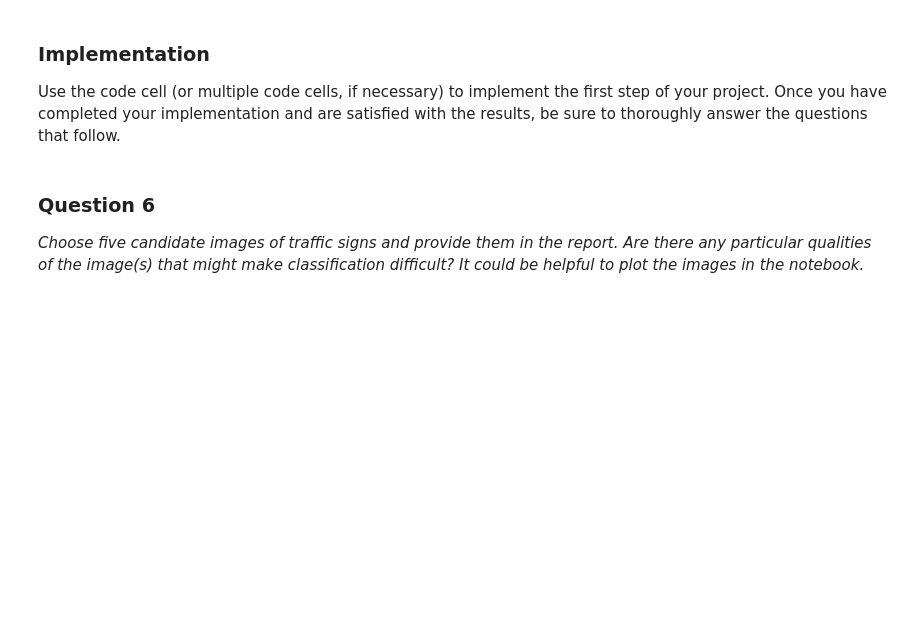
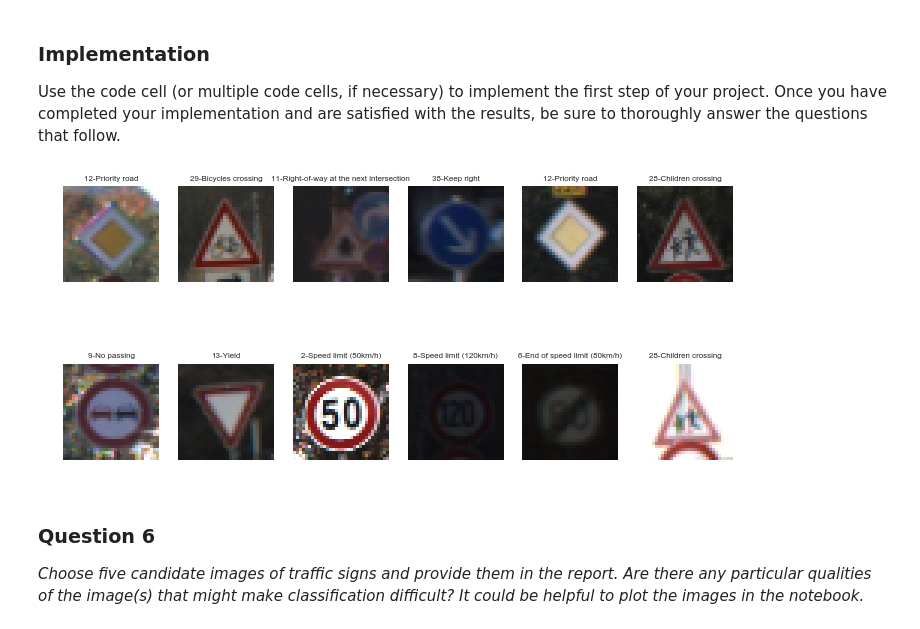
Before and after one commit to johannesdeselaers/CarND-Traffic-Sign-Classifier-Project, a Jupyter notebook: Traffic_Sign_Classifier.ipynb, the cells around one changed output. Saved outputs shown, nothing was run; the diff lists cells and outputs as text; code cells hidden in the pictures; blank space fills up the shorter version.

```diff
--- a/Traffic_Sign_Classifier.ipynb
+++ b/Traffic_Sign_Classifier.ipynb
@@ -200,9 +201,8 @@ _Describe how you preprocessed the data. Why did you choose that technique?_
 # TODO: generate additional data
 # %%
 from sklearn.model_selection import train_test_split
-test_fraction = .99 # shoudl be .3
-X_train, X_validation, y_train, y_validation = train_test_split(X_train_original, y_train_original, test_size=test_fraction)
-X_validation = preprocess(X_validation)
+test_fraction = .2
+X_train, X_validation, y_train, y_validation = train_test_split(X_train, y_train, test_size=test_fraction)
 # %% [markdown]
 ### Question 2
 
@@ -484,6 +442,16 @@ Use the code cell (or multiple code cells, if necessary) to implement the first
 # %%
 ### Load the images and plot them here.
 ### Feel free to use as many code cells as needed.
+# %%
+numImages = min(len(X_validation),80)
+selection = np.random.choice(X_validation.shape[0], numImages, replace=False)
+
+X_new = X_validation[selection]
+y_new = y_validation[selection]
+
+plot_signs(X_new, y_new,2,6)
+# %% [output]
+[figure, added]
 # %% [markdown]
 ### Question 6
 
```
Also changed, not shown: parts of 22 cells of this notebook.
